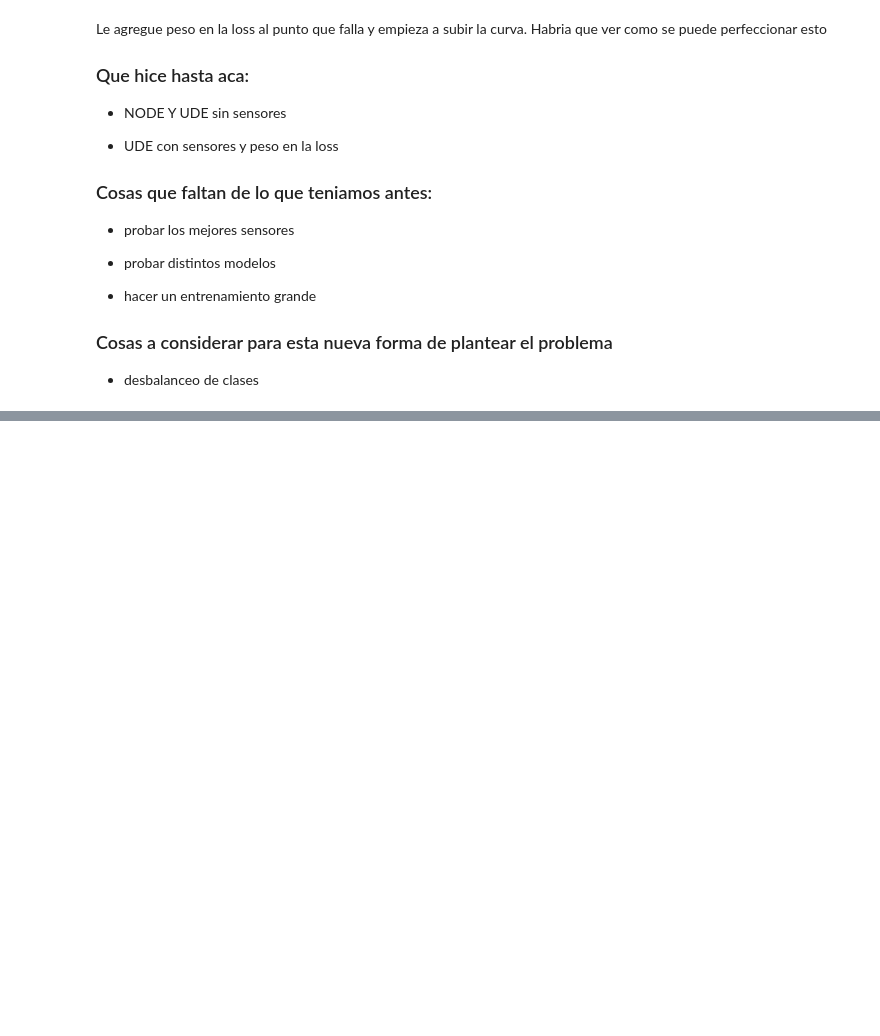
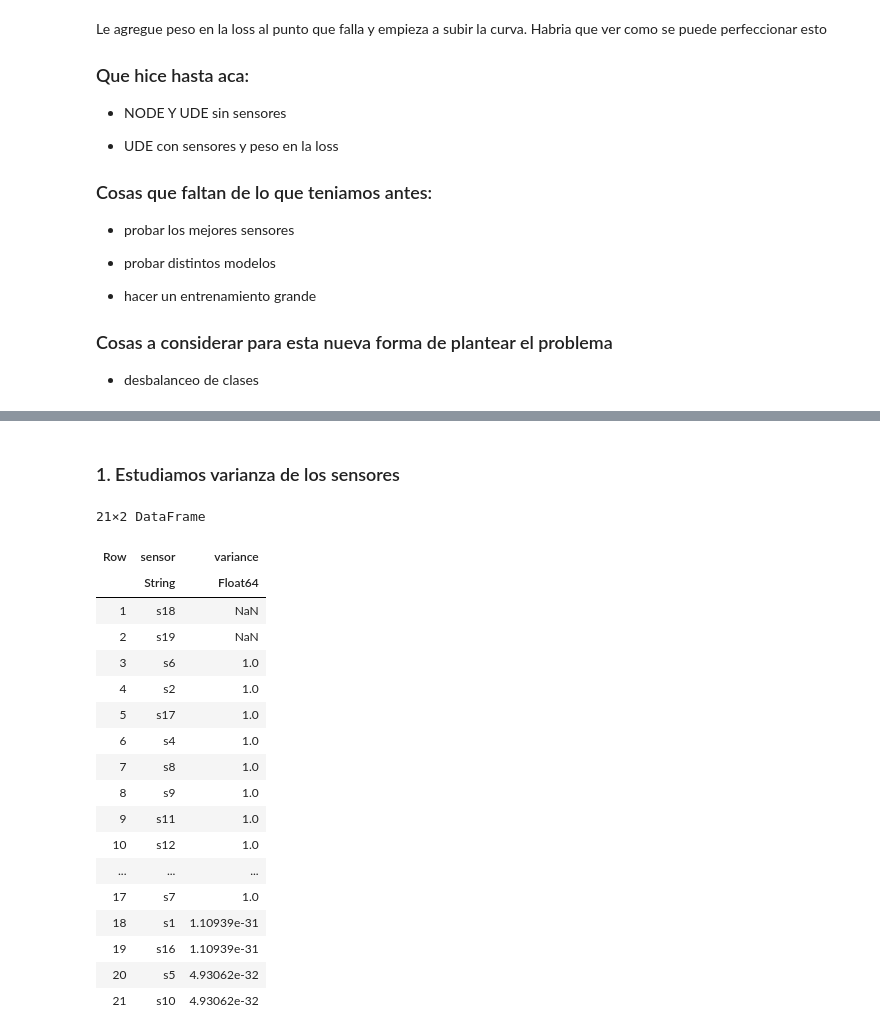
Before and after one commit to SoutoSebastian/TP-DegradacionDeMotores, a Jupyter notebook: mi_entorno/degradacion2.ipynb, the cells around one changed output, grey strips where cells are left out. Drawn from its saved outputs; the diff is of its cells as text; code cells hidden in the pictures; blank space fills up the shorter version.

```diff
--- a/mi_entorno/degradacion2.ipynb
+++ b/mi_entorno/degradacion2.ipynb
@@ -972,0 +1012,34 @@ Le agregue peso en la loss al punto que falla y empieza a subir la curva. Habria
+# %% [markdown]
+### 1. Estudiamos varianza de los sensores
+# %%
+variances = DataFrame(
+    sensor = sensor_cols,
+    variance = [
+        var(train_df[!, col])
+        for col in sensor_cols
+    ]
+)
+
+sort!(variances, :variance, rev=true)
+
+variances
+# %% [output]
+21×2 DataFrame
+| Row | sensor | variance |
+|  | String | Float64 |
+| 1 | s18 | NaN |
+| 2 | s19 | NaN |
+| 3 | s6 | 1.0 |
+| 4 | s2 | 1.0 |
+| 5 | s17 | 1.0 |
+| 6 | s4 | 1.0 |
+| 7 | s8 | 1.0 |
+| 8 | s9 | 1.0 |
+| 9 | s11 | 1.0 |
+| 10 | s12 | 1.0 |
+| ... | ... | ... |
+| 17 | s7 | 1.0 |
+| 18 | s1 | 1.10939e-31 |
+| 19 | s16 | 1.10939e-31 |
+| 20 | s5 | 4.93062e-32 |
+| 21 | s10 | 4.93062e-32 |
```
Also changed, not shown: parts of 23 cells of this notebook.
